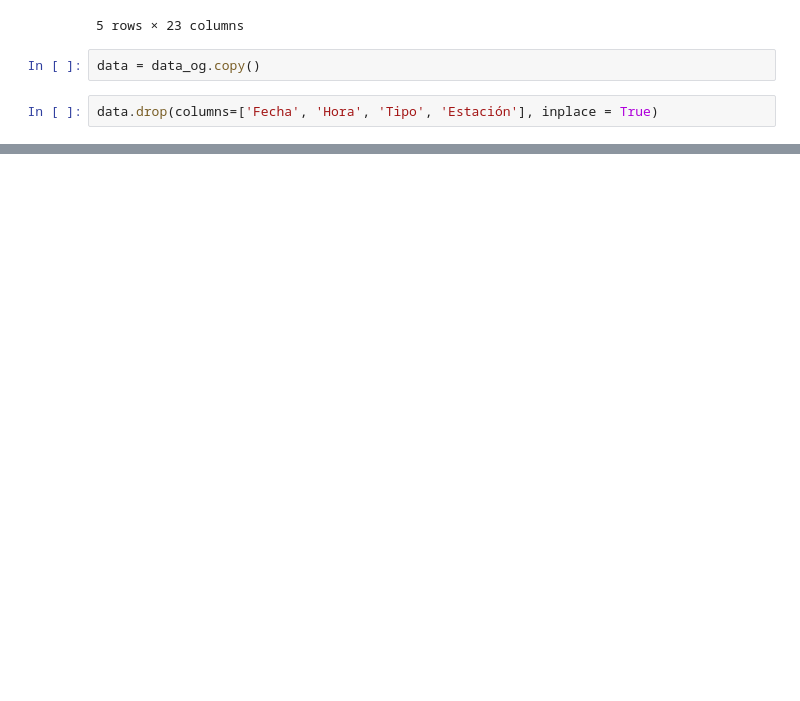
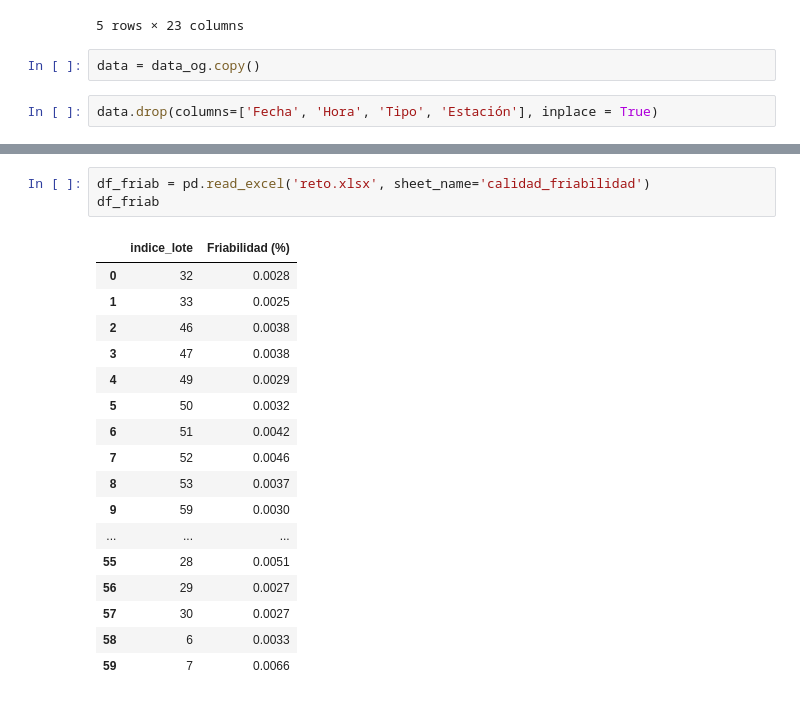
Before and after one commit to melmramxs/MA2003B, a Jupyter notebook: reto.ipynb, the cells around one changed output, grey strips where cells are left out. Drawn from its saved outputs; the diff is of its cells as text; blank space fills up the shorter version.

```diff
--- a/reto.ipynb
+++ b/reto.ipynb
@@ -17,0 +40,21 @@ data.drop(columns=['Fecha', 'Hora', 'Tipo', 'Estación'], inplace = True)
+# %%
+df_friab = pd.read_excel('reto.xlsx', sheet_name='calidad_friabilidad')
+df_friab
+# %% [output]
+|  | indice_lote | Friabilidad (%) |
+| 0 | 32 | 0.0028 |
+| 1 | 33 | 0.0025 |
+| 2 | 46 | 0.0038 |
+| 3 | 47 | 0.0038 |
+| 4 | 49 | 0.0029 |
+| 5 | 50 | 0.0032 |
+| 6 | 51 | 0.0042 |
+| 7 | 52 | 0.0046 |
+| 8 | 53 | 0.0037 |
+| 9 | 59 | 0.0030 |
+| ... | ... | ... |
+| 55 | 28 | 0.0051 |
+| 56 | 29 | 0.0027 |
+| 57 | 30 | 0.0027 |
+| 58 | 6 | 0.0033 |
+| 59 | 7 | 0.0066 |
```
Also changed, not shown: parts of 2 cells of this notebook.
